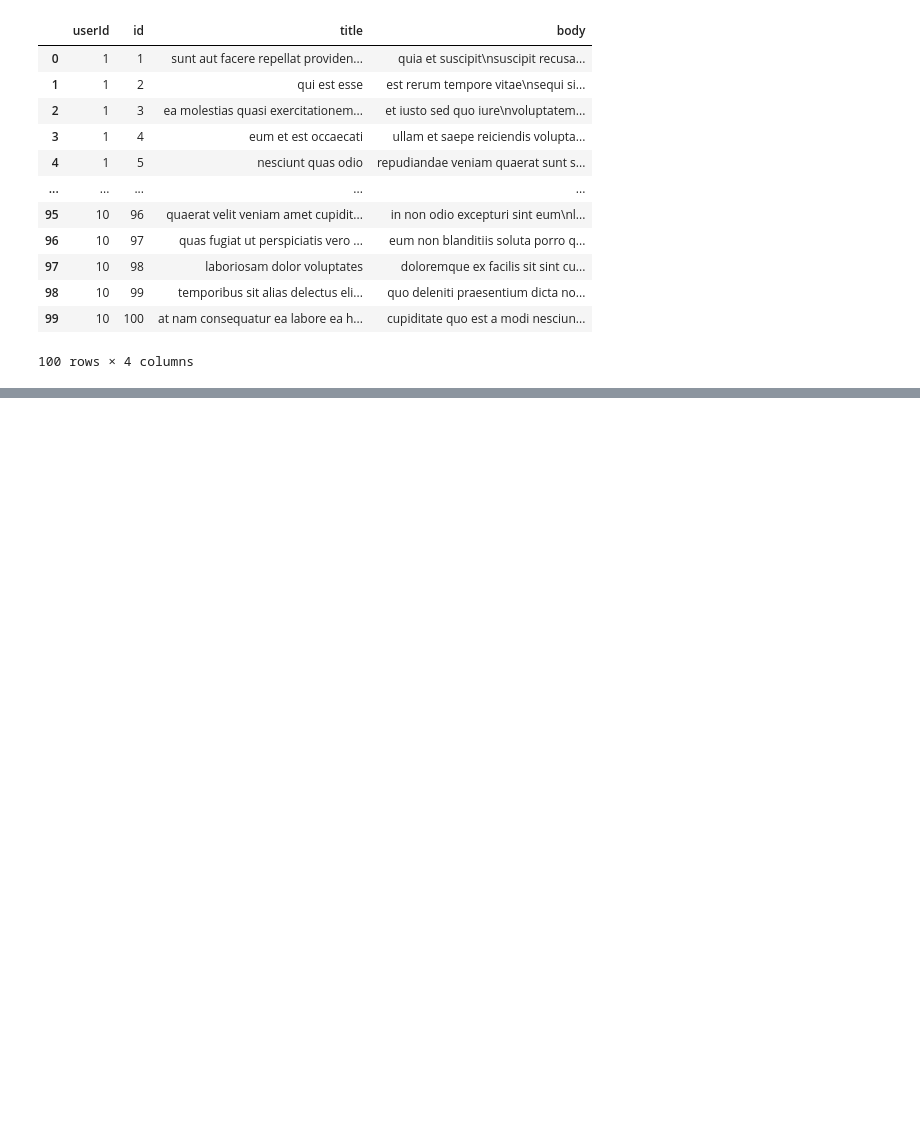
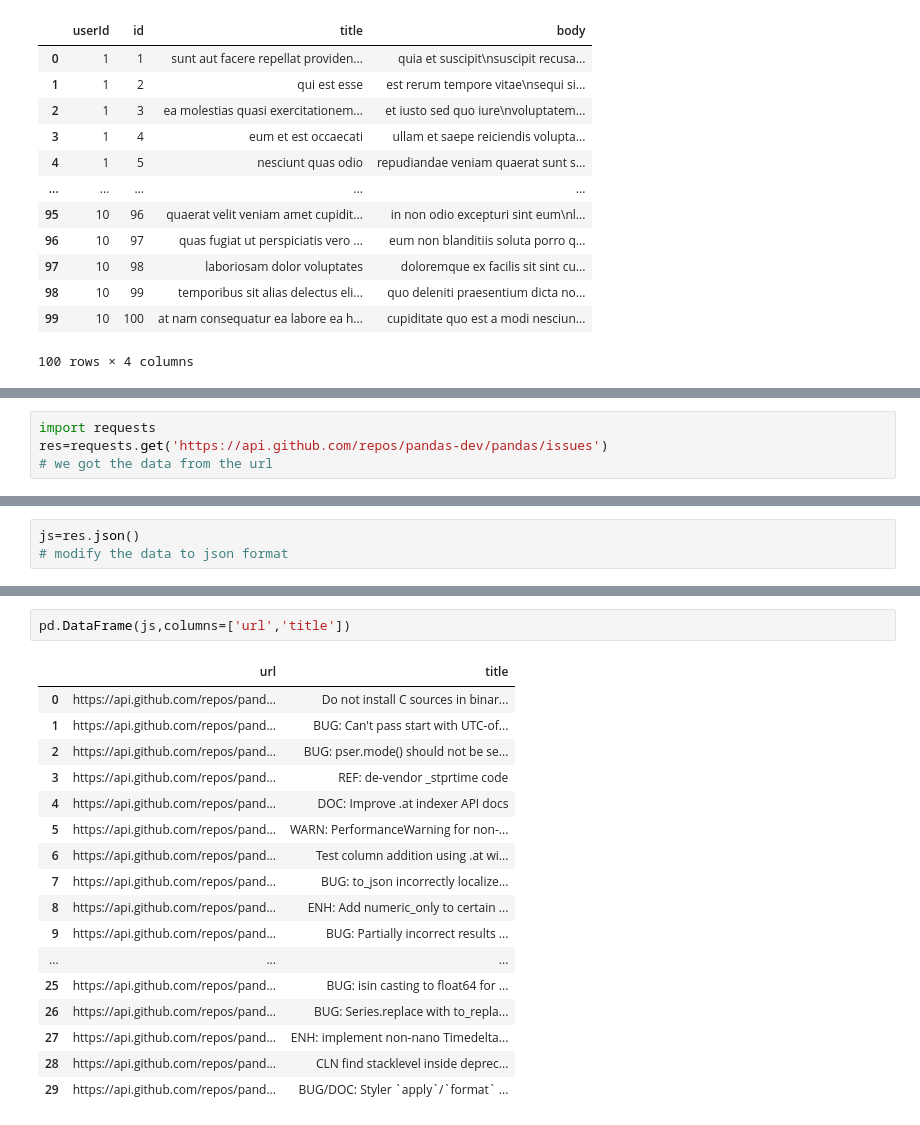
Before and after one commit to tireless-22/machine-learning-and-data-science, a Jupyter notebook: pandas/Untitled.ipynb, the cells around one changed output, grey strips where cells are left out. Saved outputs shown, nothing was run; the diff lists cells and outputs as text; blank space fills up the shorter version.

Commit message:
updated pandas 11th april

```diff
--- a/pandas/Untitled.ipynb
+++ b/pandas/Untitled.ipynb
@@ -517,0 +573,4 @@ pd.read_json("https://jsonplaceholder.typicode.com/posts")
+# %%
+import requests
+res=requests.get('https://api.github.com/repos/pandas-dev/pandas/issues')
+# we got the data from the url
@@ -517,0 +581,3 @@ pd.read_json("https://jsonplaceholder.typicode.com/posts")
+# %%
+js=res.json()
+# modify the data to json format
@@ -517,0 +625,20 @@ pd.read_json("https://jsonplaceholder.typicode.com/posts")
+# %%
+pd.DataFrame(js,columns=['url','title'])
+# %% [output]
+|  | url | title |
+| 0 | https://api.github.com/repos/pand... | Do not install C sources in binar... |
+| 1 | https://api.github.com/repos/pand... | BUG: Can't pass start with UTC-of... |
+| 2 | https://api.github.com/repos/pand... | BUG: pser.mode() should not be se... |
+| 3 | https://api.github.com/repos/pand... | REF: de-vendor _stprtime code |
+| 4 | https://api.github.com/repos/pand... | DOC: Improve .at indexer API docs |
+| 5 | https://api.github.com/repos/pand... | WARN: PerformanceWarning for non-... |
+| 6 | https://api.github.com/repos/pand... | Test column addition using .at wi... |
+| 7 | https://api.github.com/repos/pand... | BUG: to_json incorrectly localize... |
+| 8 | https://api.github.com/repos/pand... | ENH: Add numeric_only to certain ... |
+| 9 | https://api.github.com/repos/pand... | BUG: Partially incorrect results ... |
+| ... | ... | ... |
+| 25 | https://api.github.com/repos/pand... | BUG: isin casting to float64 for ... |
+| 26 | https://api.github.com/repos/pand... | BUG: Series.replace with to_repla... |
+| 27 | https://api.github.com/repos/pand... | ENH: implement non-nano Timedelta... |
+| 28 | https://api.github.com/repos/pand... | CLN find stacklevel inside deprec... |
+| 29 | https://api.github.com/repos/pand... | BUG/DOC: Styler `apply`/`format` ... |
```
Also changed, not shown: parts of 11 cells of this notebook.
